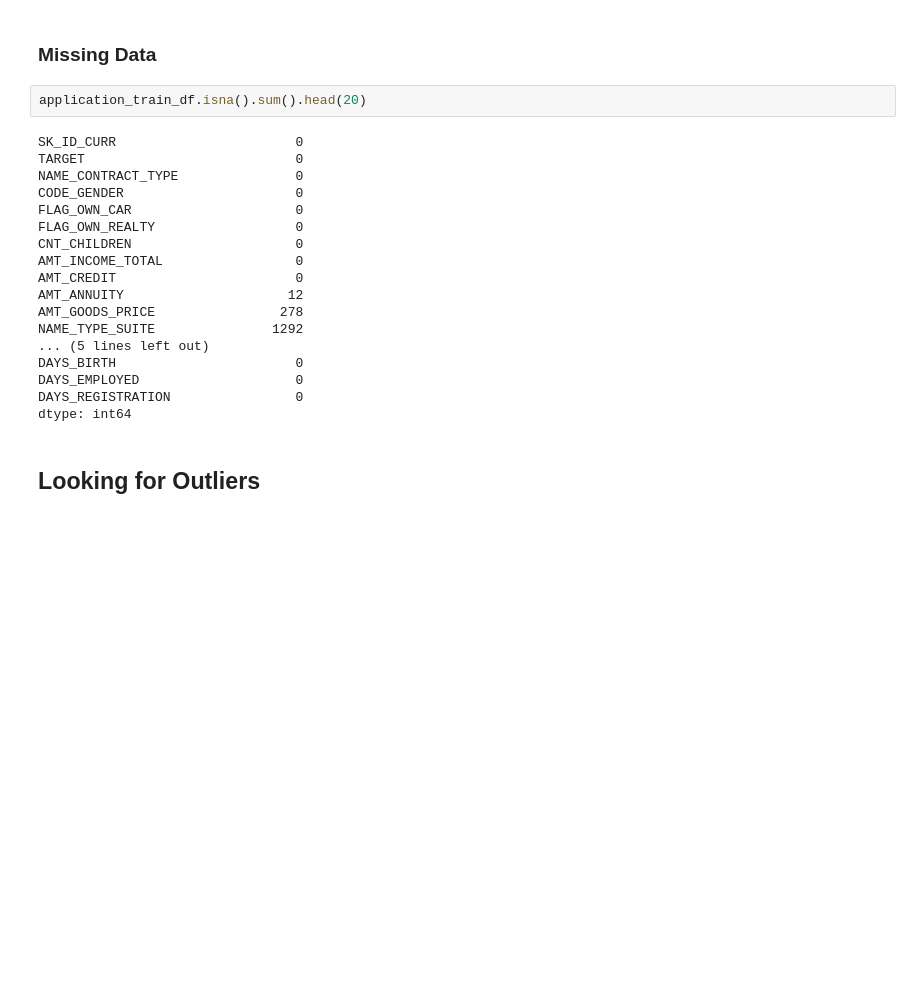
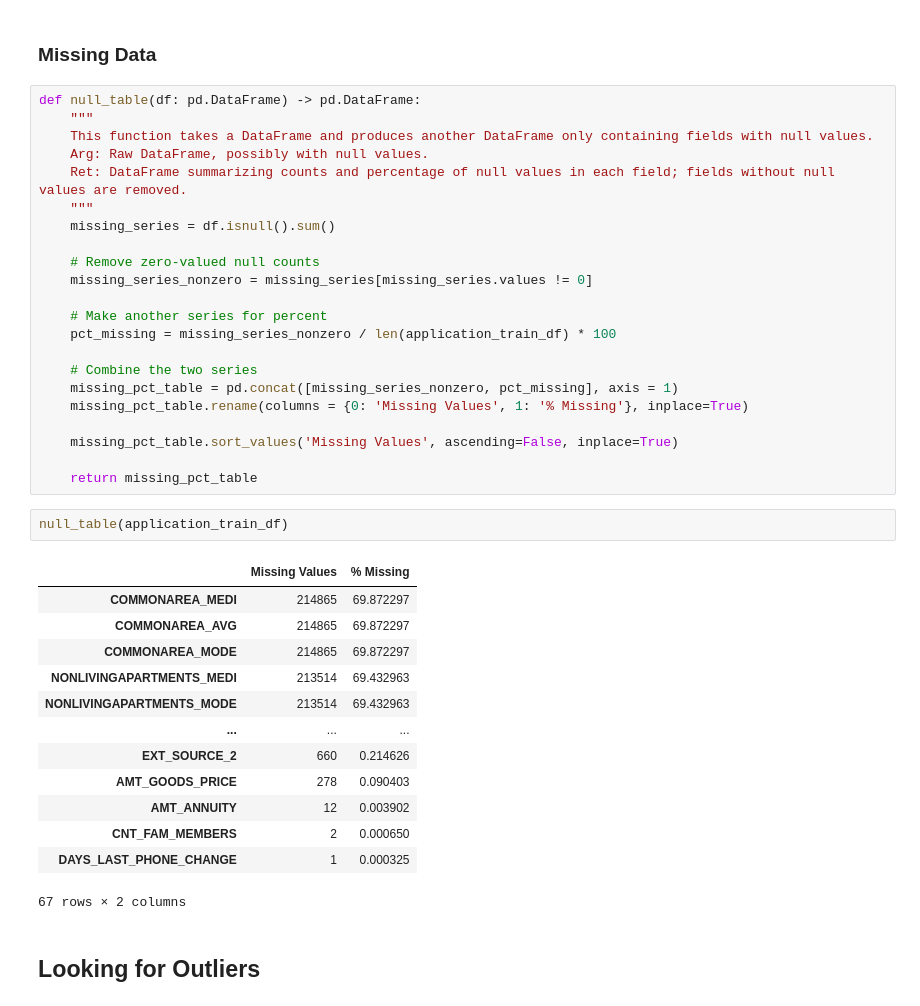
Before and after one commit to mlcuadra1/Credit-Risk, a Jupyter notebook: notebooks/Script 1 - cleaning.ipynb, the cells around one changed output. Cells and saved outputs as stored; diff of their text form; blank space fills up the shorter version.

Commit message:
Null table function

```diff
--- a/notebooks/Script 1 - cleaning.ipynb
+++ b/notebooks/Script 1 - cleaning.ipynb
@@ -57,26 +57,44 @@ application_train_df.describe()
 8 rows × 106 columns
 # %% [markdown]
 ### Missing Data
-# %%
-application_train_df.isna().sum().head(20)
-# %% [output]
-SK_ID_CURR                       0
-TARGET                           0
-NAME_CONTRACT_TYPE               0
-CODE_GENDER                      0
-FLAG_OWN_CAR                     0
-FLAG_OWN_REALTY                  0
-CNT_CHILDREN                     0
-AMT_INCOME_TOTAL                 0
-AMT_CREDIT                       0
-AMT_ANNUITY                     12
-AMT_GOODS_PRICE                278
-NAME_TYPE_SUITE               1292
-... (5 lines left out)
-DAYS_BIRTH                       0
-DAYS_EMPLOYED                    0
-DAYS_REGISTRATION                0
-dtype: int64
+# %%
+def null_table(df: pd.DataFrame) -> pd.DataFrame:
+    """
+    This function takes a DataFrame and produces another DataFrame only containing fields with null values.
+    Arg: Raw DataFrame, possibly with null values.
+    Ret: DataFrame summarizing counts and percentage of null values in each field; fields without null values are removed.
+    """
+    missing_series = df.isnull().sum()
+
+    # Remove zero-valued null counts
+    missing_series_nonzero = missing_series[missing_series.values != 0]
+
+    # Make another series for percent
+    pct_missing = missing_series_nonzero / len(application_train_df) * 100
+
+    # Combine the two series
+    missing_pct_table = pd.concat([missing_series_nonzero, pct_missing], axis = 1)
+    missing_pct_table.rename(columns = {0: 'Missing Values', 1: '% Missing'}, inplace=True)
+
+    missing_pct_table.sort_values('Missing Values', ascending=False, inplace=True)
+
+    return missing_pct_table
+# %%
+null_table(application_train_df)
+# %% [output]
+|  | Missing Values | % Missing |
+| COMMONAREA_MEDI | 214865 | 69.872297 |
+| COMMONAREA_AVG | 214865 | 69.872297 |
+| COMMONAREA_MODE | 214865 | 69.872297 |
+| NONLIVINGAPARTMENTS_MEDI | 213514 | 69.432963 |
+| NONLIVINGAPARTMENTS_MODE | 213514 | 69.432963 |
+| ... | ... | ... |
+| EXT_SOURCE_2 | 660 | 0.214626 |
+| AMT_GOODS_PRICE | 278 | 0.090403 |
+| AMT_ANNUITY | 12 | 0.003902 |
+| CNT_FAM_MEMBERS | 2 | 0.000650 |
+| DAYS_LAST_PHONE_CHANGE | 1 | 0.000325 |
+67 rows × 2 columns
 # %% [markdown]
 ## Looking for Outliers
 # %%
```
